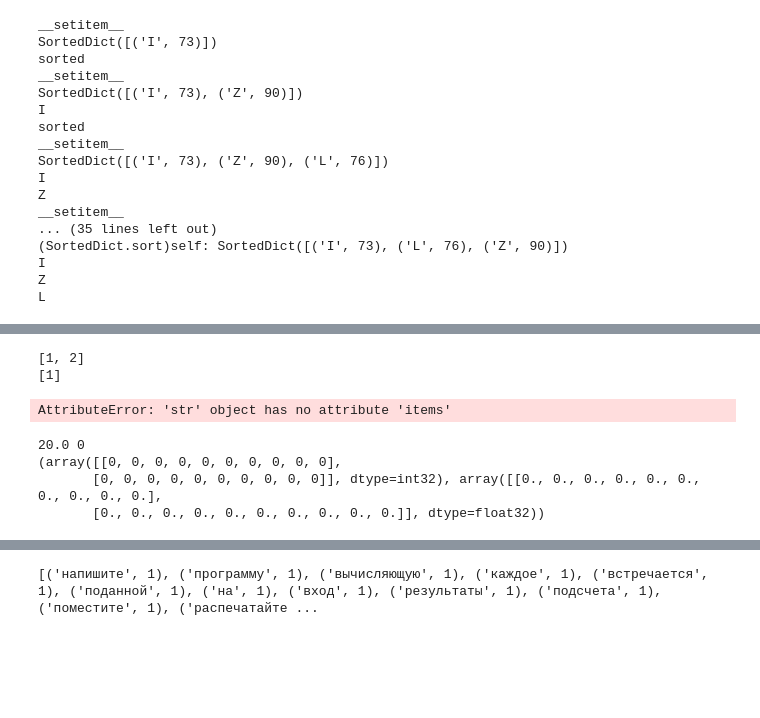
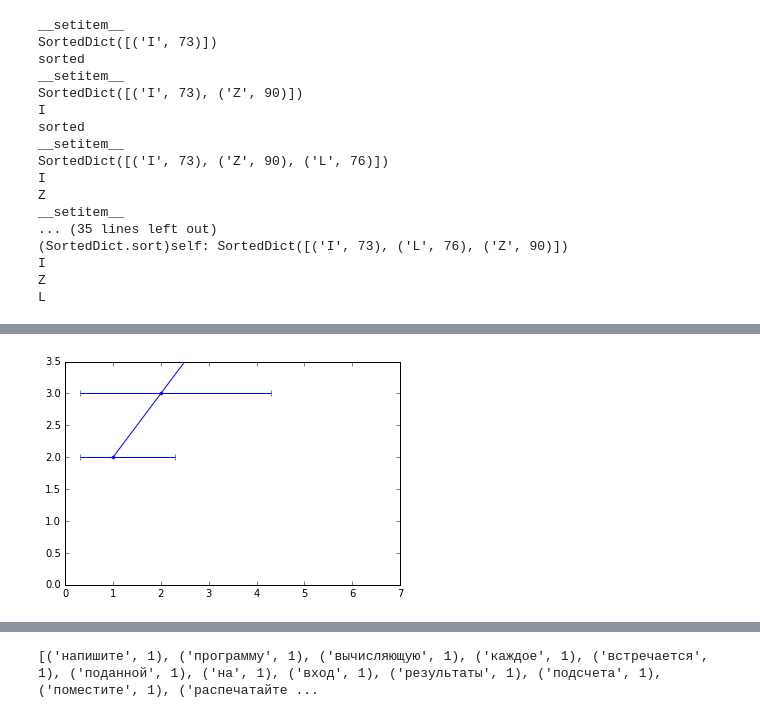
Before and after one commit to deeppavlov/h-elmo, a Jupyter notebook: main.ipynb, the cells around one changed output, grey strips where cells are left out. Cells and saved outputs as stored; diff of their text form; code cells hidden in the pictures; blank space fills up the shorter version.

```diff
--- a/main.ipynb
+++ b/main.ipynb
@@ -349,53 +328,8 @@ Line([('x', [41, 42, 43]), ('y', [45, 46, 47]), ('xerr', [48, 49, 410]), ('yerr'
-# %%
-class A:
-    a = [1]
-
-class B(A):
-    a = A.a + [2]
-
-b = B()
-a = A()
-print(b.a)
-print(a.a)
-# %% [output]
-[1, 2]
-[1]
-# %%
-l = '123'
-l.items()
-# %% [output]
-AttributeError: 'str' object has no attribute 'items'
-# %%
-import numpy as np
-
-def process_1_squash(borders, i):
-    print(borders, i)
-#     left, right = borders[0], borders[1]
-#     left_idx, right_idx = round(left), np.ceil(right)
-#     num_ones = right_idx - left_idx - 1
-#     if left == left_idx:
-#         num_ones += 1
-#     if right == right_idx:
-#         num_ones += 1
-#     indices = list(zip(range(left_idx, right_idx+1), [i]*(right_idx - left_idx + 1)))
-#     values = [np.ceil(left) - left] if left_idx < left else []
-#     values += [1] * num_ones
-#     if right != right_idx:
-#         values.append(right - round(right))
-#     return indices, values
-
-def squash_sparse_matrix(N, M):
-    factor = N / M
-    borders = np.stack([np.arange(N, 0, -1), np.arange(1, N+1)]) * factor
-    # print(borders.shape)
-    borders_sep = np.split(borders, borders.shape[0])
-    # print(borders_sep)
-    vfunc = np.vectorize(process_1_squash, otypes=[np.int32, np.float32])
-    return vfunc(borders, tuple(range(N)))
-
-print(squash_sparse_matrix(10, 5))
-# %% [output]
-20.0 0
-(array([[0, 0, 0, 0, 0, 0, 0, 0, 0, 0],
-       [0, 0, 0, 0, 0, 0, 0, 0, 0, 0]], dtype=int32), array([[0., 0., 0., 0., 0., 0., 0., 0., 0., 0.],
-       [0., 0., 0., 0., 0., 0., 0., 0., 0., 0.]], dtype=float32))
+# %%
+import matplotlib.pyplot as plt
+%matplotlib inline
+plt.errorbar([1, 2, 3], [2, 3, 4], xerr=list(zip(*[[0.7, 1.3], [1.7, 2.3], [2.7, 3.3]])), marker='.')
+plt.ylim([0, 3.5])
+plt.show()
+# %% [output]
+[figure, added]
```
Also changed, not shown: parts of 6 cells of this notebook, 8 other files.
